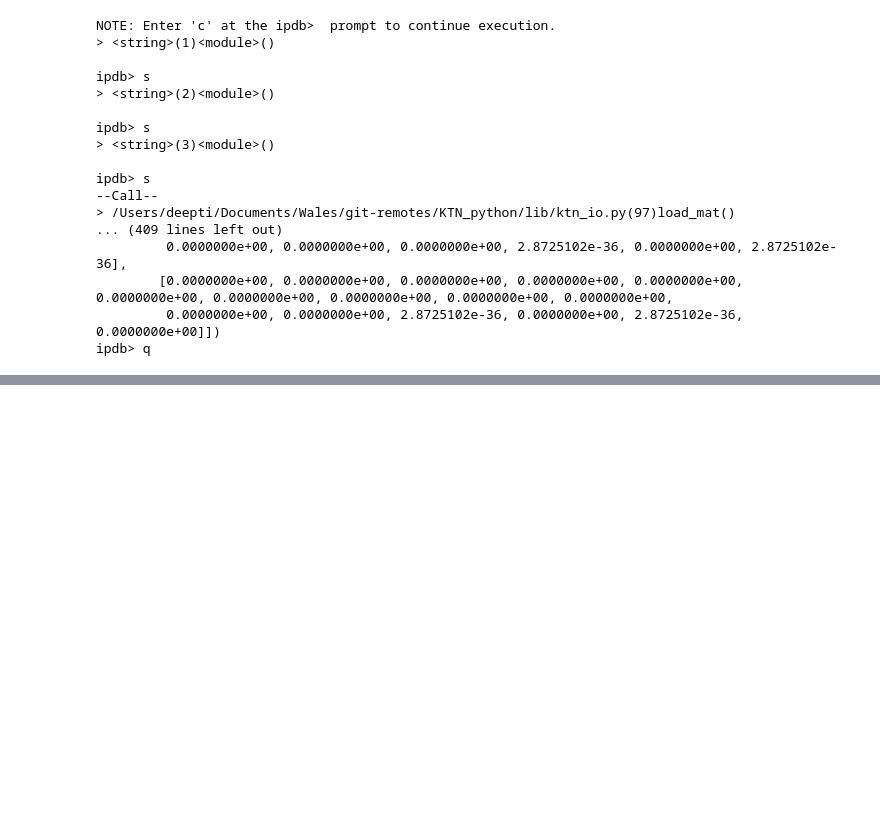
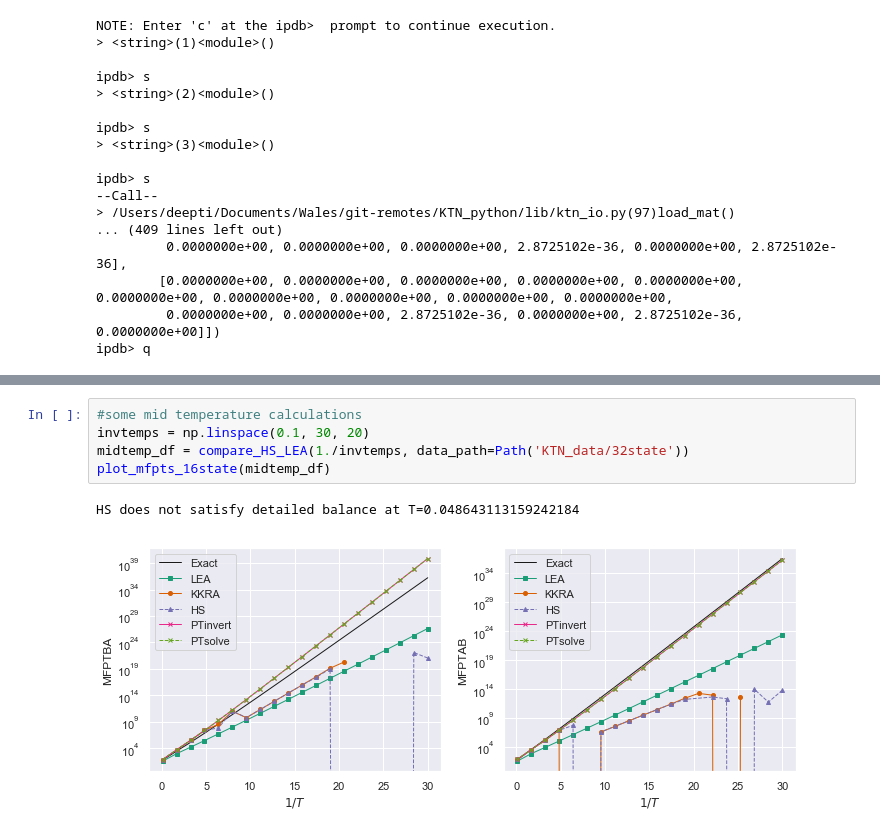
Before and after one commit to tomswinburne/PyGT, a Jupyter notebook: Hummer-Szabo_DTMC.ipynb, the cells around one changed output, grey strips where cells are left out. Saved outputs shown, nothing was run; the diff lists cells and outputs as text; blank space fills up the shorter version.

```diff
--- a/Hummer-Szabo_DTMC.ipynb
+++ b/Hummer-Szabo_DTMC.ipynb
@@ -1024,0 +1209,8 @@ ipdb> q
+# %%
+#some mid temperature calculations
+invtemps = np.linspace(0.1, 30, 20)
+midtemp_df = compare_HS_LEA(1./invtemps, data_path=Path('KTN_data/32state'))
+plot_mfpts_16state(midtemp_df)
+# %% [output]
+HS does not satisfy detailed balance at T=0.048643113159242184
+[figure, added]
```
Also changed, not shown: parts of 13 cells of this notebook, 7 other files.
